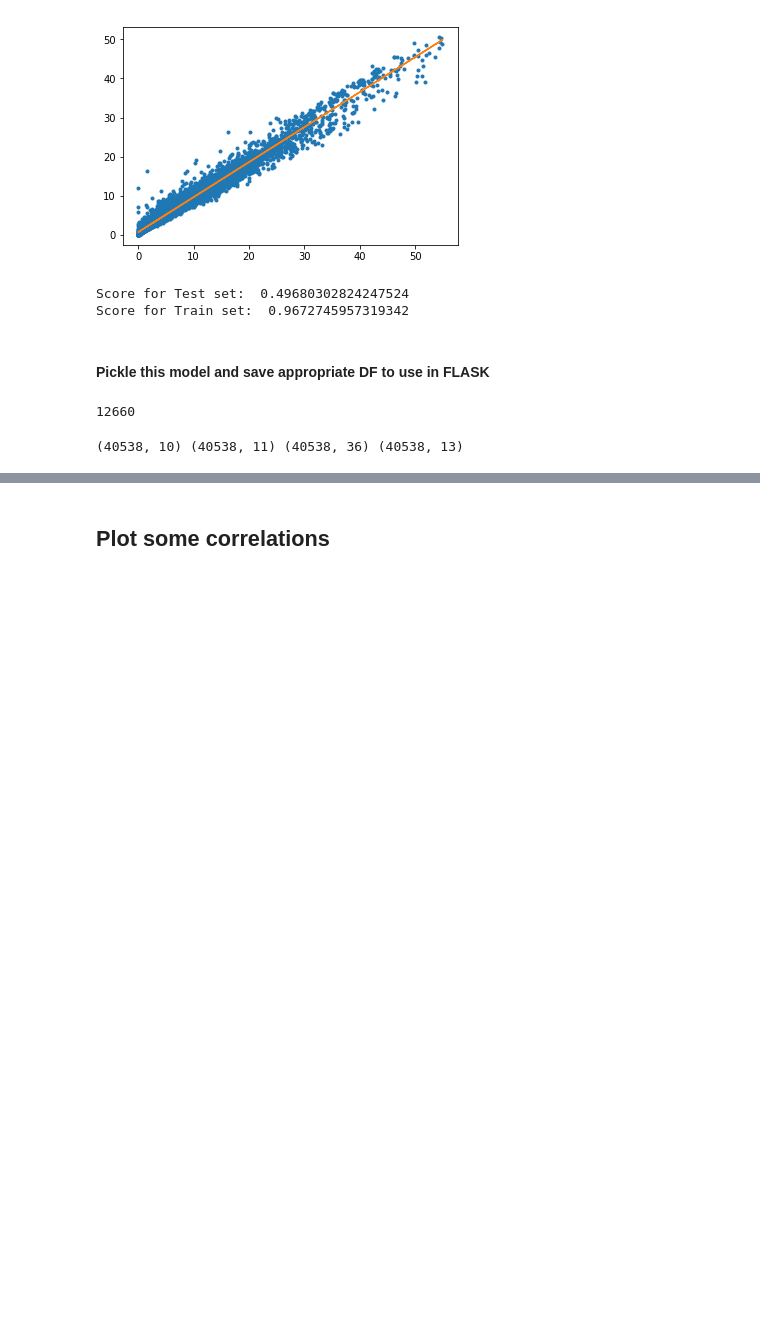
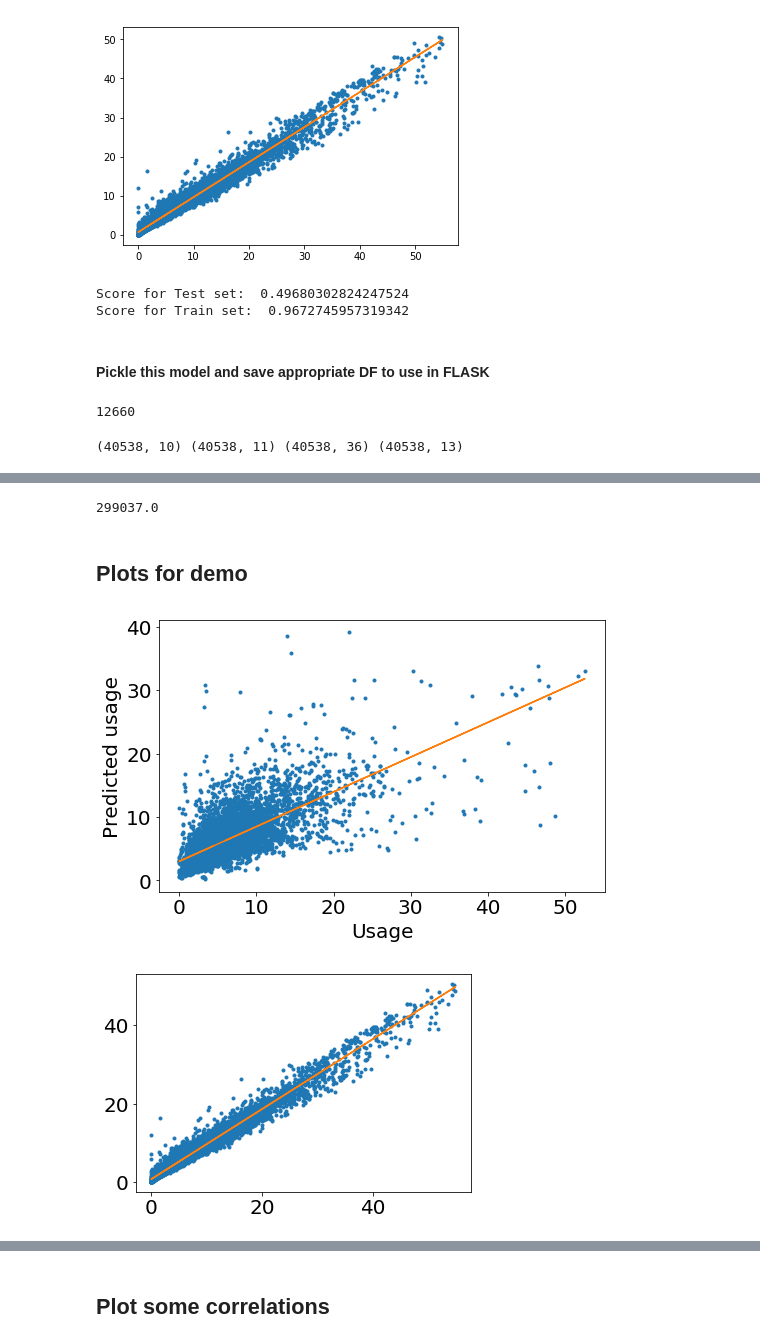
Before and after one commit to olgabane/Insight2019_LibraryProject, a Jupyter notebook: Library_Week3_Notebook7_RFContinuation.ipynb, the cells around one changed output, grey strips where cells are left out. Cells and saved outputs as stored; diff of their text form; code cells hidden in the pictures; blank space fills up the shorter version.

Commit message:
Added graphs for week 3 demo

```diff
--- a/Library_Week3_Notebook7_RFContinuation.ipynb
+++ b/Library_Week3_Notebook7_RFContinuation.ipynb
@@ -1072,0 +1138,34 @@ FEATURES_wLIBNAME_2016ONLY.to_csv(path_or_buf = "/Users/Olga/Documents/INSIGHT20
+# %%
+list_of_feats_trial[10]
+# %% [output]
+299037.0
+# %% [markdown]
+## Plots for demo
+# %%
+#Plot df_TEST Usage vs. Prediction:
+# Data
+plt.rcParams.update({'font.size': 20})
+plt.figure(figsize=(8,5))
+
+x = df_TEST.iloc[:, 0]
+y = df_TEST.iloc[:, 1]
+# Fit with polyfit
+b, m = polyfit(x, y, 1)
+plt.plot(x, y, '.')
+plt.plot(x, b + m * x, '-')
+plt.xlabel("Usage")
+plt.ylabel("Predicted usage")
+plt.show()
+
+#Plot df_TRAIN Usage vs. Prediction:
+# Data
+x = df_TRAIN.iloc[:, 0]
+y = df_TRAIN.iloc[:, 1]
+# Fit with polyfit
+b, m = polyfit(x, y, 1)
+plt.plot(x, y, '.')
+plt.plot(x, b + m * x, '-')
+plt.show()
+# %% [output]
+[figure, added]
+[figure, added]
```
Also changed, not shown: parts of 9 cells of this notebook.
